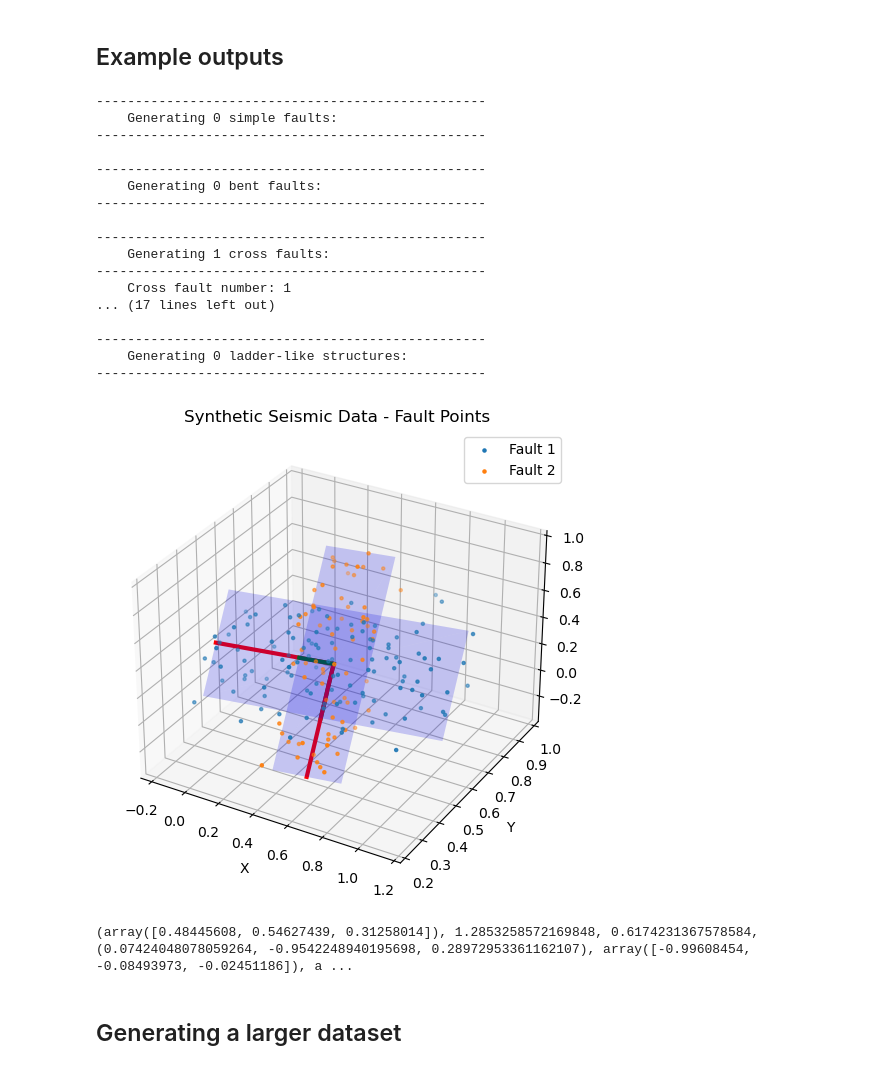
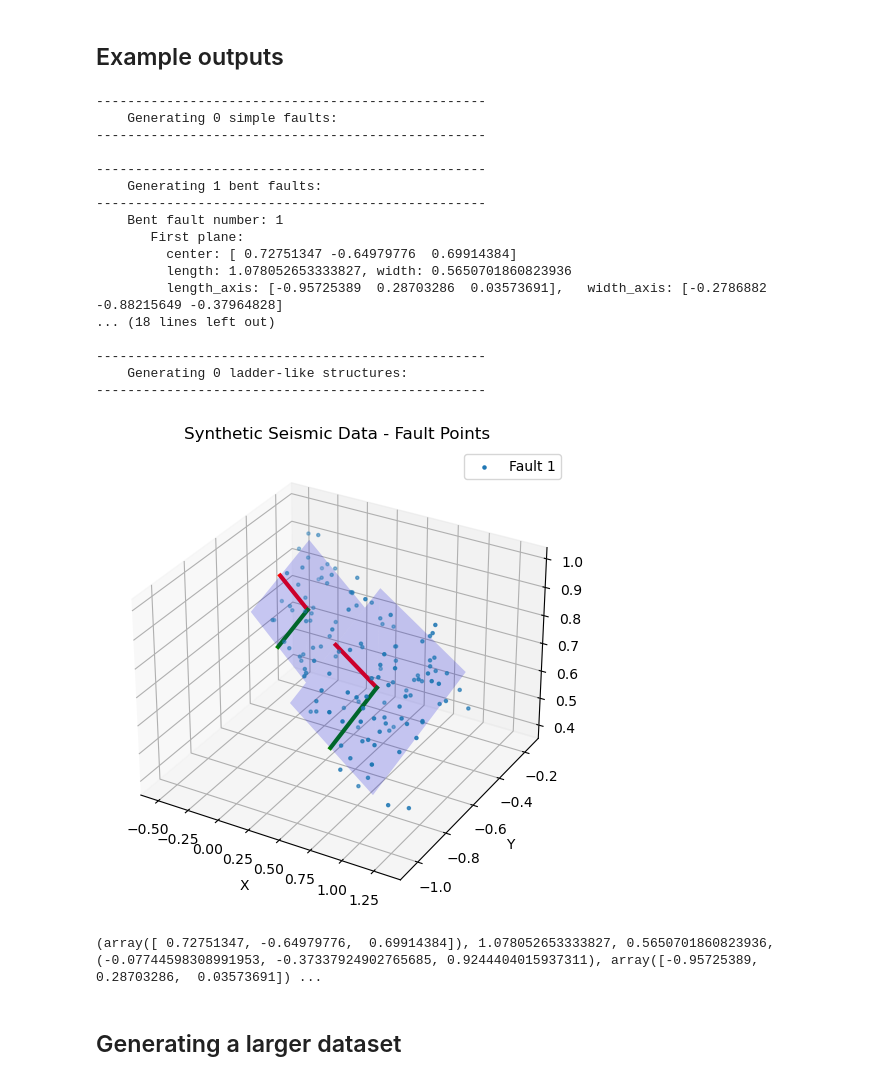
Before and after one commit to samhouliston/DSL_Quake_Fault_Reconstruction, a Jupyter notebook: synthetics/synthetics_python.ipynb, the cells around one changed output. Saved outputs shown, nothing was run; the diff lists cells and outputs as text; code cells hidden in the pictures.

```diff
--- a/synthetics/synthetics_python.ipynb
+++ b/synthetics/synthetics_python.ipynb
@@ -291,9 +291,9 @@ def generate_faults_metadata(n_simple_faults, n_bent_faults, n_cross_faults, n_Y
 
         # Characterise smaller, middle faults:
         N_smaller_perpendicular_faults = 3
-        dist_between_smaller_faults = first_length / (N_smaller_perpendicular_faults+1)
+        dist_between_smaller_faults = first_length / (N_smaller_perpendicular_faults+2)
         mid_length = 1.3 *dist_between_parallels
-        mid_width = dist_between_parallels / 3
+        mid_width = dist_between_parallels / 4
 
         # They are at a slight angle to the normal:
         angle = np.random.choice([-1, 1]) * np.random.uniform(10, 20, size=1)
@@ -379,32 +379,15 @@ def generate_point_list_from_metadata_list(fault_metadata_list, n_simple_faults,
 
         # Add Y-shaped faults
         elif   (i >= n_simple_faults + 2*n_bent_faults + 2*n_cross_faults) and (i <= n_simple_faults + 2*n_bent_faults + 2*n_cross_faults + 2*n_Y_faults -1) and (n_Y_faults != 0):
-            if k%2 == 0: # main points
-                (main_center, main_length, main_width, main_normal, main_length_axis, main_width_axis) = metadata
-                main_fault_points = generate_points_from_plane(main_center, main_length, main_width, main_normal, main_length_axis, main_width_axis)
-                k+=1
-            else:        # branch points
-                (second_center, second_length, second_width, second_normal, second_length_axis, second_width_axis) = metadata
-                second_fault_points = generate_points_from_plane(second_center, second_length, second_width, second_normal, second_length_axis, second_width_axis)
 
-                # Concatenate main and bent points into one array, and add to list.
-                points_list.append(np.concatenate((main_fault_points, second_fault_points)))
-                k+=1
+            (center, length, width, normal, length_axis, width_axis) = metadata
+            points_list.append(generate_points_from_plane(center, length, width, normal, length_axis, width_axis))
 
 
         # Add parallel faults
         elif    (i >= n_simple_faults + 2*n_bent_faults + 2*n_cross_faults + 2*n_Y_faults) and (i <= n_simple_faults + 2*n_bent_faults + 2*n_cross_faults + 2*n_Y_faults -1 + 2*n_parallel_faults -1) and (n_parallel_faults != 0):
-            if k%2 == 0: # main points
-                (main_center, main_length, main_width, main_normal, main_length_axis, main_width_axis) = metadata
-                main_fault_points = generate_points_from_plane(main_center, main_length, main_width, main_normal, main_length_axis, main_width_axis)
-                k+=1
-            else:        # parallel points
-                (second_center, second_length, second_width, second_normal, second_length_axis, second_width_axis) = metadata
-                second_fault_points = generate_points_from_plane(second_center, second_length, second_width, second_normal, second_length_axis, second_width_axis)
-
-                # Concatenate main and parallel points into one array, and add to list.
-                points_list.append(np.concatenate((main_fault_points, second_fault_points)))
-                k+=1
+            (center, length, width, normal, length_axis, width_axis) = metadata
+            points_list.append(generate_points_from_plane(center, length, width, normal, length_axis, width_axis))
 
 
         # Add rest of faults that form the ladder structure
@@ -556,40 +539,40 @@ def multi_interactive_plot_better(fault_points_list, fault_metadata_list, show_p
 ## Example outputs
 # %%
 n_simple_faults = 0
-n_bent_faults = 0
-n_cross_faults = 1
+n_bent_faults = 1
+n_cross_faults = 0
 n_Y_faults = 0
 n_parallel_faults = 0
 n_structures = 0
 
 # Generate fault metadata
 fault_metadata_list = generate_faults_metadata(n_simple_faults, n_bent_faults, n_cross_faults, n_Y_faults, n_parallel_faults, n_structures, eps_center=0.1, domain_scale=1, VERBOSE=True)
 
 # Generate point cloud for the fault
 fault_points_list = generate_point_list_from_metadata_list(fault_metadata_list, n_simple_faults, n_bent_faults, n_cross_faults, n_Y_faults, n_parallel_faults)
 
 multi_static_plot_better(fault_points_list, fault_metadata_list, show_plane=True, show_axes=True)
 multi_interactive_plot_better(fault_points_list, fault_metadata_list, show_plane=True, show_axes=True)
 # %% [output]
 --------------------------------------------------
     Generating 0 simple faults:
 --------------------------------------------------
 
 --------------------------------------------------
-    Generating 0 bent faults:
+    Generating 1 bent faults:
 --------------------------------------------------
-
---------------------------------------------------
-    Generating 1 cross faults:
---------------------------------------------------
-    Cross fault number: 1
-... (17 lines left out)
+    Bent fault number: 1
+       First plane:
+         center: [ 0.72751347 -0.64979776  0.69914384]
+         length: 1.078052653333827, width: 0.5650701860823936
+         length_axis: [-0.95725389  0.28703286  0.03573691],   width_axis: [-0.2786882  -0.88215649 -0.37964828]
+... (18 lines left out)
 
 --------------------------------------------------
     Generating 0 ladder-like structures:
 --------------------------------------------------
-[figure, old version]
+[figure, new version]
-(array([0.48445608, 0.54627439, 0.31258014]), 1.2853258572169848, 0.6174231367578584, (0.07424048078059264, -0.9542248940195698, 0.28972953361162107), array([-0.99608454, -0.08493973, -0.02451186]), a ...
+(array([ 0.72751347, -0.64979776,  0.69914384]), 1.078052653333827, 0.5650701860823936, (-0.07744598308991953, -0.37337924902765685, 0.9244404015937311), array([-0.95725389,  0.28703286,  0.03573691]) ...
 # %% [markdown]
 ## Generating a larger dataset
 # %%
```
Also changed, not shown: parts of 1 cell of this notebook.
